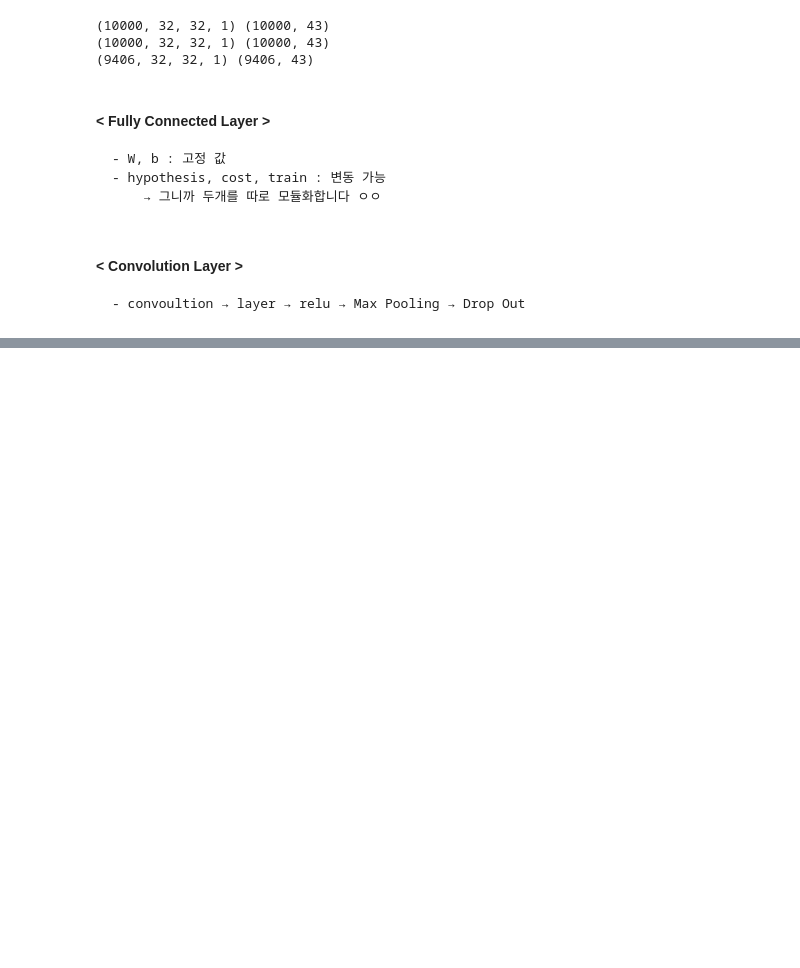
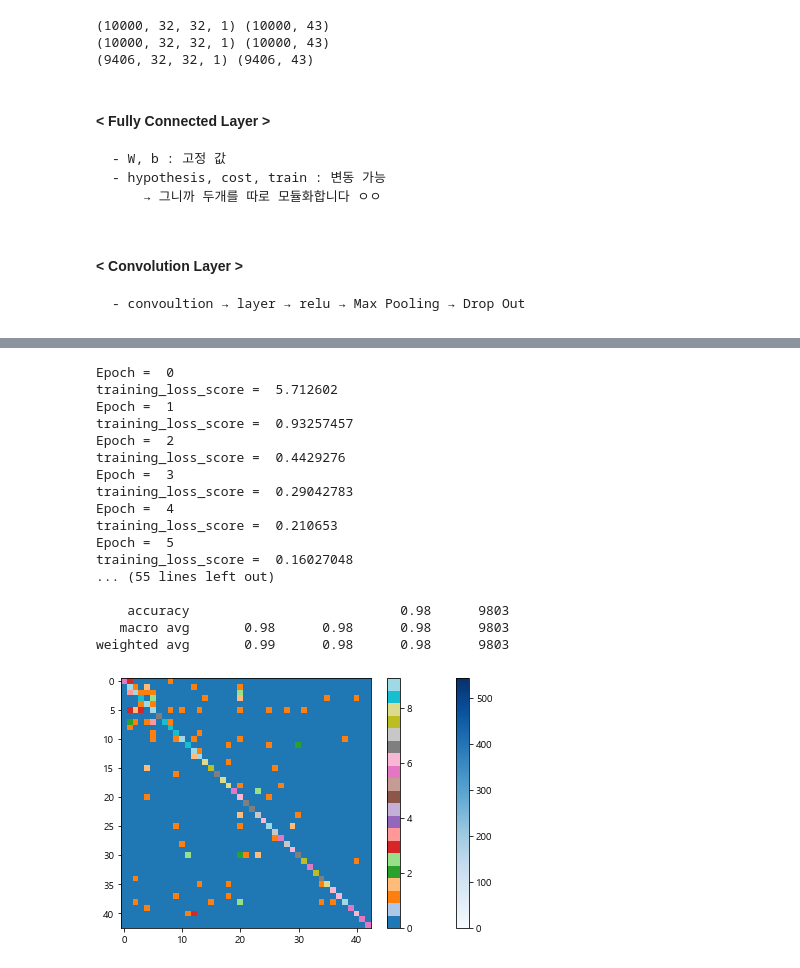
Before and after one commit to kiej0508/Jay, a Jupyter notebook: AI/9_텐서플로우_CNN.ipynb, the cells around one changed output, grey strips where cells are left out. Drawn from its saved outputs; the diff is of its cells as text; code cells hidden in the pictures; blank space fills up the shorter version.

```diff
--- a/AI/9_텐서플로우_CNN.ipynb
+++ b/AI/9_텐서플로우_CNN.ipynb
@@ -646,11 +647,19 @@ def conv_layer(in_tensors, kernel_size, n_units):
     W = tf.get_variable("conv_W", [kernel_size, kernel_size, in_tensors.get_shape()[3], n_units],
                         tf.float32, tf.contrib.layers.xavier_initializer())
     # [가로, 세로, 이전데이터에서입력받을갯수, 이미지갯수]
+    b = tf.get_variable("conv_b", [n_units], tf.float32, tf.constant_initializer(0.0))
     return tf.nn.leaky_relu(tf.nn.conv2d(in_tensors, W, [1, 1, 1, 1], "SAME"))
 #                          = tf.nn.conv2d(in_tensors, W, stirdes = [1, 1, 1, 1], padding = "SAME")
 
-def maxpool_layer():
-    pass
+def maxpool_layer(in_tensors, sampling): # sampling : 필터사이즈
+    return tf.nn.max_pool(in_tensors, ksize=[1, sampling, sampling, 1], strides=[1, sampling, sampling, 1], padding="SAME")
+#                                      필터사이즈랑 스트라이드 사이즈 똑같이 하겠다
 
-def dropout():
-    pass
+
+# 과적합을 해결하기 위해서 훈련할 때 노드연결을 랜덤하게 끊어버릴 것임
+def dropout(in_tensors, keep_prob, is_training): # 입력값, 연결할 비율, 현재 훈련중인지아닌지(Maybe 불린값인듯)
+    return tf.cond(is_training, lambda:tf.nn.dropout(in_tensors, keep_prob), lambda:in_tensors)
+#                                true일때 in_tensors 입력값에 keep_prob비율로 드롭아웃해서 리턴
+#                                                                              false일때 in_tensors 입력값 그대로 리턴
+# tf.cond(불린값, true일경우 코드, false일경우 코드)
+# → 컨디션, 함수 안에서 한줄로 조건문을 작성할 수 있음
@@ -657,3 +780,27 @@ def dropout():
+# %%
+tf.reset_default_graph()
+
+# train_model(훈련데이터, 훈련정답, 테스트데이터, 테스트정답, learning_rate, max_epochs, batch_size)
+train_model(X_train, y_train, X_test, y_test, 0.001, 10, 256)
+# %% [output]
+Epoch =  0
+training_loss_score =  5.712602
+Epoch =  1
+training_loss_score =  0.93257457
+Epoch =  2
+training_loss_score =  0.4429276
+Epoch =  3
+training_loss_score =  0.29042783
+Epoch =  4
+training_loss_score =  0.210653
+Epoch =  5
+training_loss_score =  0.16027048
+... (55 lines left out)
+
+    accuracy                           0.98      9803
+   macro avg       0.98      0.98      0.98      9803
+weighted avg       0.99      0.98      0.98      9803
+[figure, added]
 # %%
 <font color=red><b>
 
```
Also changed, not shown: parts of 4 cells of this notebook.
